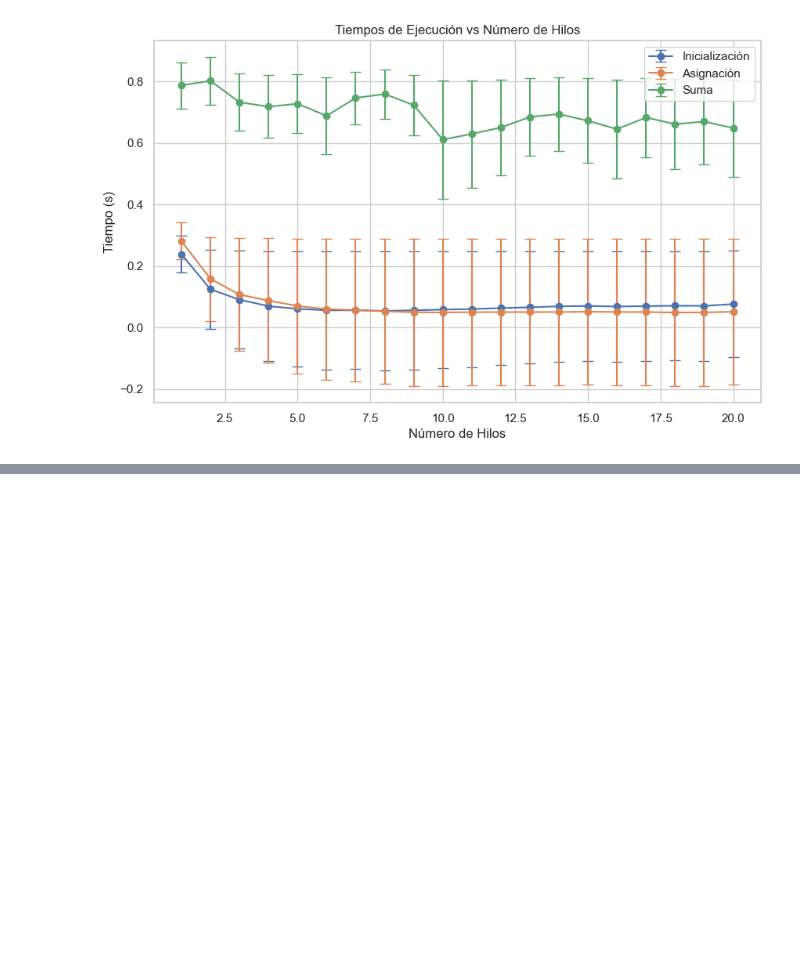
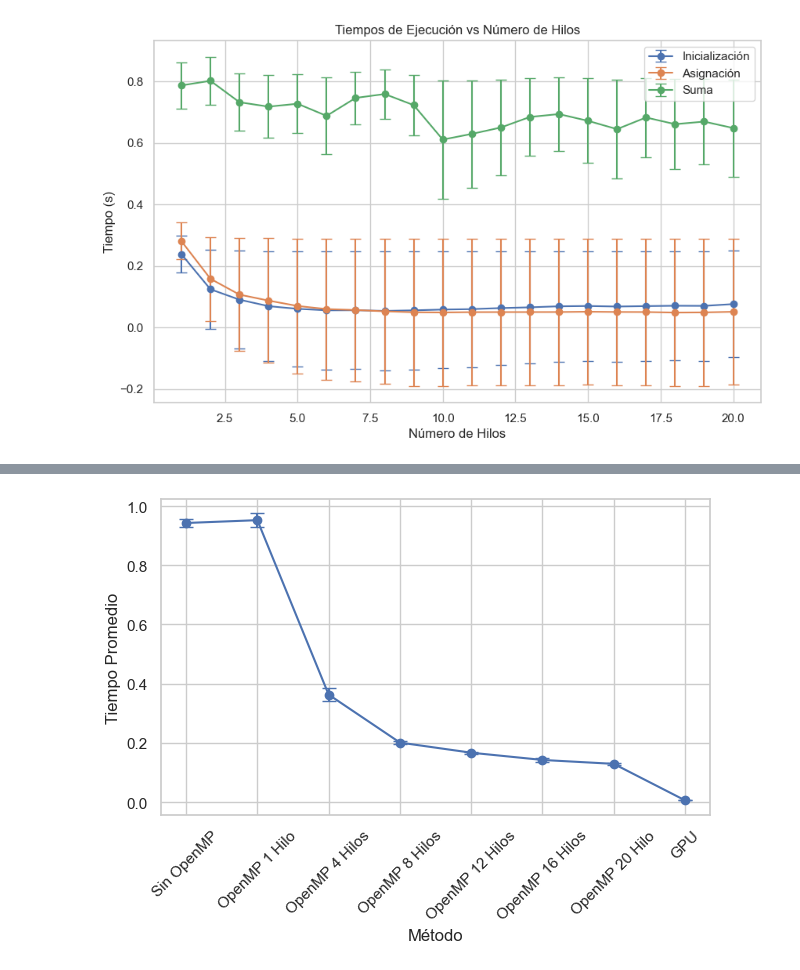
Before and after one commit to gbaliarda/openmp, a Jupyter notebook: plots.ipynb, the cells around one changed output, grey strips where cells are left out. Cells and saved outputs as stored; diff of their text form; code cells hidden in the pictures; blank space fills up the shorter version.

```diff
--- a/nb.ipynb
+++ b/plots.ipynb
@@ -92,0 +93,29 @@ plt.show()
+# %%
+no_fopenmp = [0.930699, 0.928951, 1.005573, 0.929064, 0.919681]
+openmp_1 = [0.903893, 1.047443, 0.919834, 0.926964, 0.963642]
+openmp_4 = [0.344420, 0.342342, 0.413200, 0.296287, 0.419628]
+openmp_8 = [0.188695, 0.210294, 0.214472, 0.199105, 0.193426]
+openmp_12 = [0.174861, 0.161109, 0.164795, 0.155621, 0.178443]
+openmp_16 = [0.167513, 0.130906, 0.137443, 0.140383, 0.136350]
+openmp_20 = [0.147168, 0.124169, 0.132514, 0.118529, 0.124039]
+gpu = [0.005631, 0.006360, 0.006830, 0.005899, 0.005599]
+
+data = [no_fopenmp, openmp_1, openmp_4, openmp_8, openmp_12, openmp_16, openmp_20, gpu]
+labels = ['Sin OpenMP', 'OpenMP 1 Hilo', 'OpenMP 4 Hilos', 'OpenMP 8 Hilos', 'OpenMP 12 Hilos', 'OpenMP 16 Hilos', 'OpenMP 20 Hilo', 'GPU']
+
+means = [np.mean(arr) for arr in data]  # Promedio de cada arreglo
+std_errors = [np.std(arr) / np.sqrt(len(arr)) for arr in data]  # Error estándar de cada arreglo
+
+x = np.arange(len(data))
+
+plt.errorbar(x, means, yerr=std_errors, label='Promedio con error', fmt='-o', capsize=5, color='b')
+
+plt.xlabel('Método')
+plt.ylabel('Tiempo Promedio')
+plt.xticks(x, labels, rotation=45)
+plt.grid(True)
+plt.tight_layout()
+
+plt.show()
+# %% [output]
+[figure, added]
```
Also changed, not shown: parts of 1 cell of this notebook, 10 other files.
